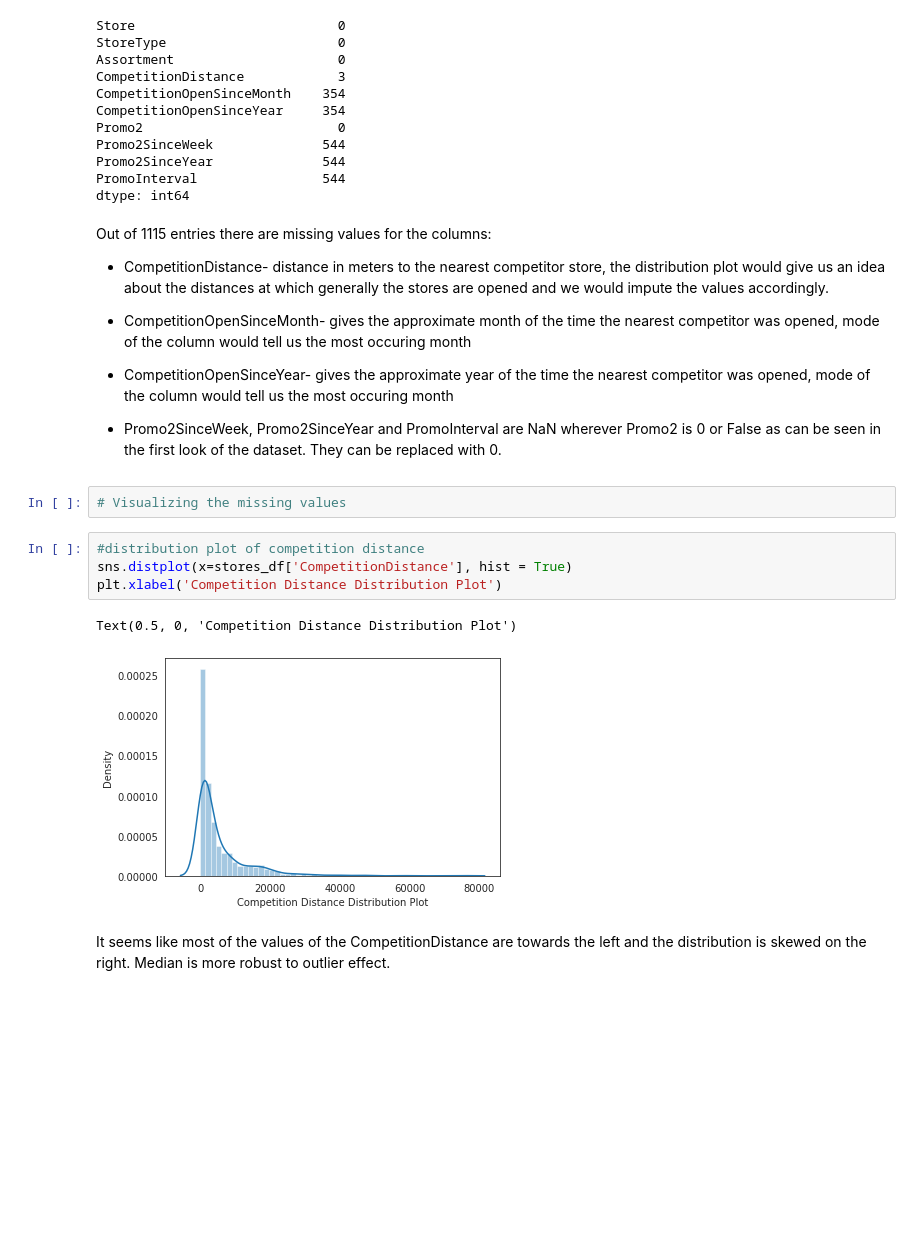
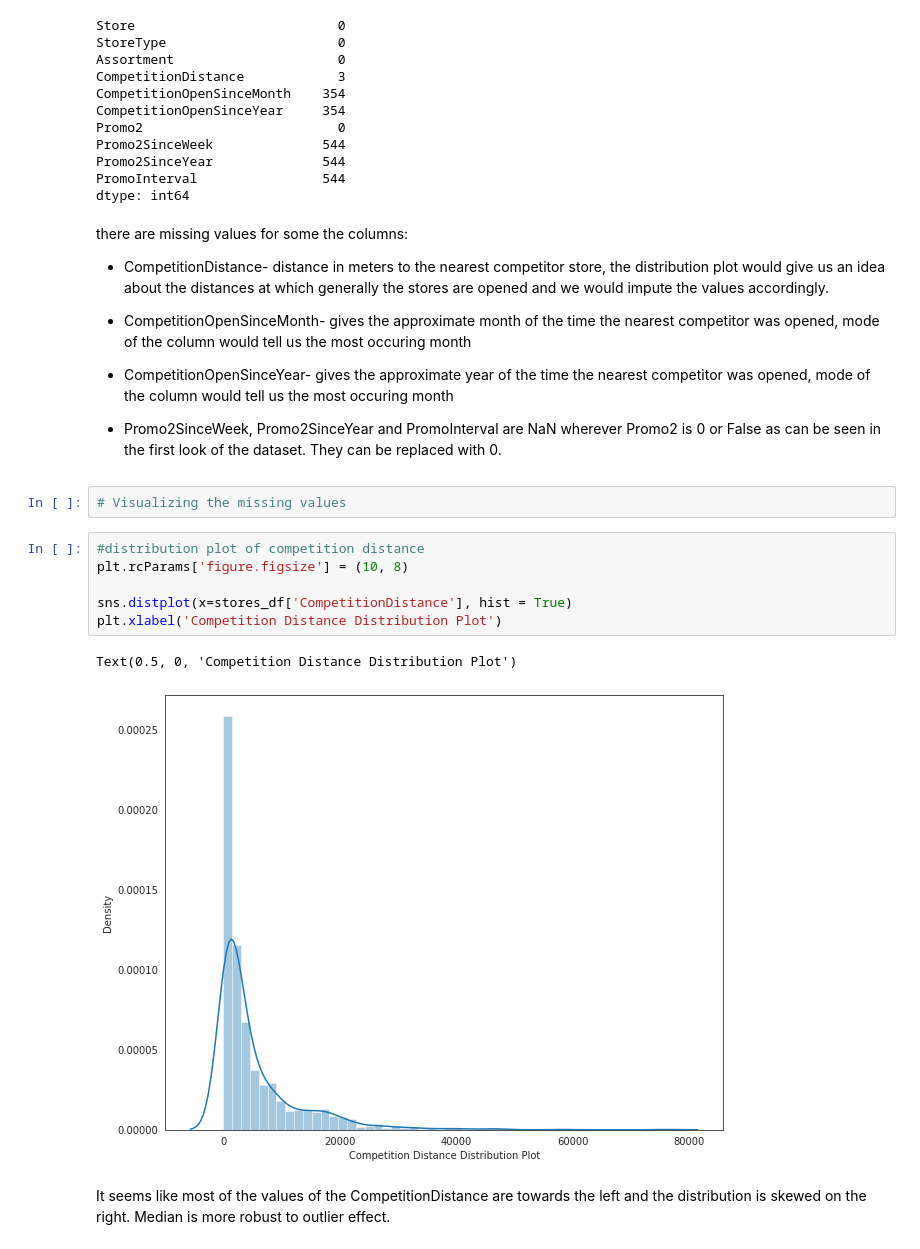
Before and after one commit to shyamsgadekar/Retail_salse_prediction_shyam_gadekar, a Jupyter notebook: Retail_salse_prediction_shyam_gadekar.ipynb, the cells around one changed output. Drawn from its saved outputs; the diff is of its cells as text; blank space fills up the shorter version.

```diff
--- a/Retail_salse_prediction_shyam_gadekar.ipynb
+++ b/Retail_salse_prediction_shyam_gadekar.ipynb
@@ -197,7 +199,7 @@ Promo2SinceYear              544
 PromoInterval                544
 dtype: int64
 # %% [markdown]
-Out of 1115 entries there are missing values for the columns:
+there are missing values for some the columns:
 * CompetitionDistance- distance in meters to the nearest competitor store, the distribution plot would give us an idea about the distances at which generally the stores are opened and we would impute the values accordingly.
 
 * CompetitionOpenSinceMonth- gives the approximate month of the time the nearest competitor was opened, mode of the column would tell us the most occuring month
@@ -207,11 +209,13 @@ Out of 1115 entries there are missing values for the columns:
 # Visualizing the missing values
 # %%
 #distribution plot of competition distance
+plt.rcParams['figure.figsize'] = (10, 8)
+
 sns.distplot(x=stores_df['CompetitionDistance'], hist = True)
 plt.xlabel('Competition Distance Distribution Plot')
 # %% [output]
 Text(0.5, 0, 'Competition Distance Distribution Plot')
-[figure, old version]
+[figure, new version]
 # %% [markdown]
 It seems like most of the values of the CompetitionDistance are towards the left and the distribution is skewed on the right. Median is more robust to outlier effect.
 # %%
```
Also changed, not shown: parts of 32 cells of this notebook.
